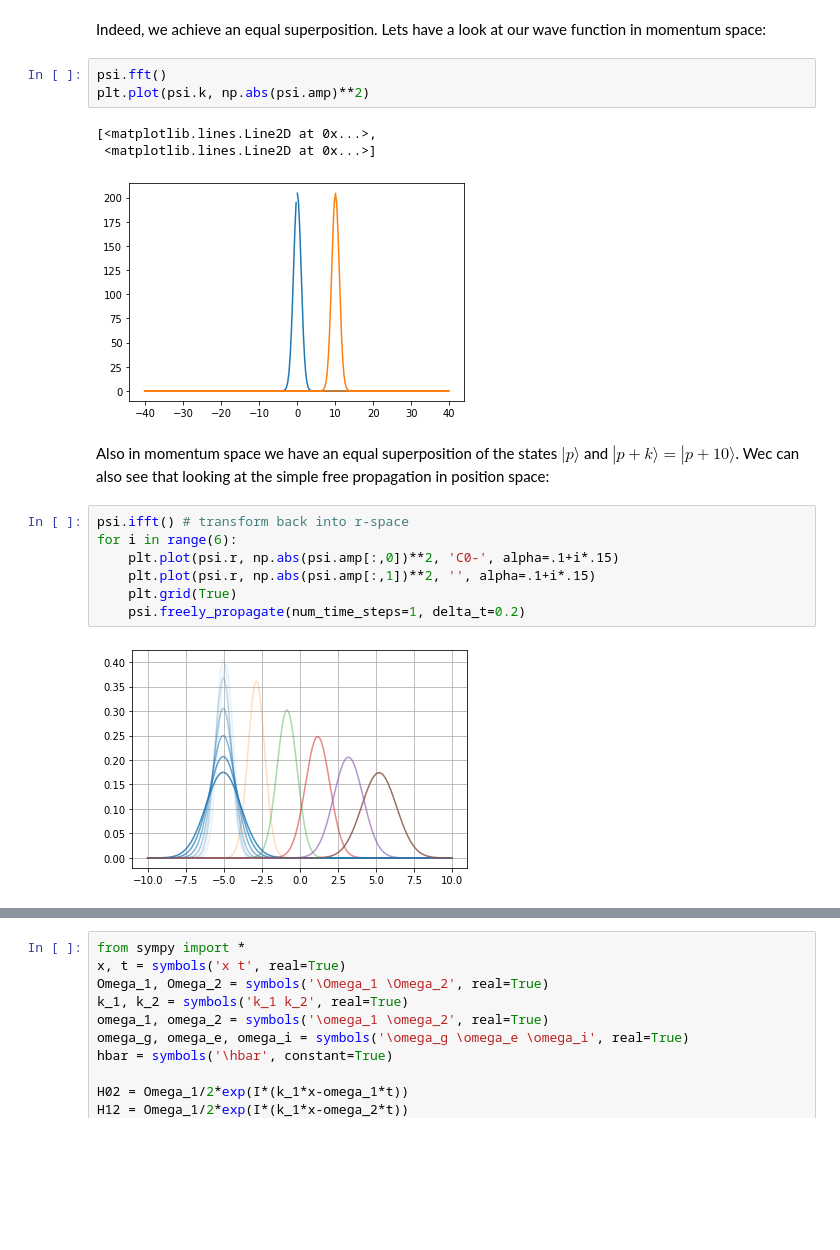
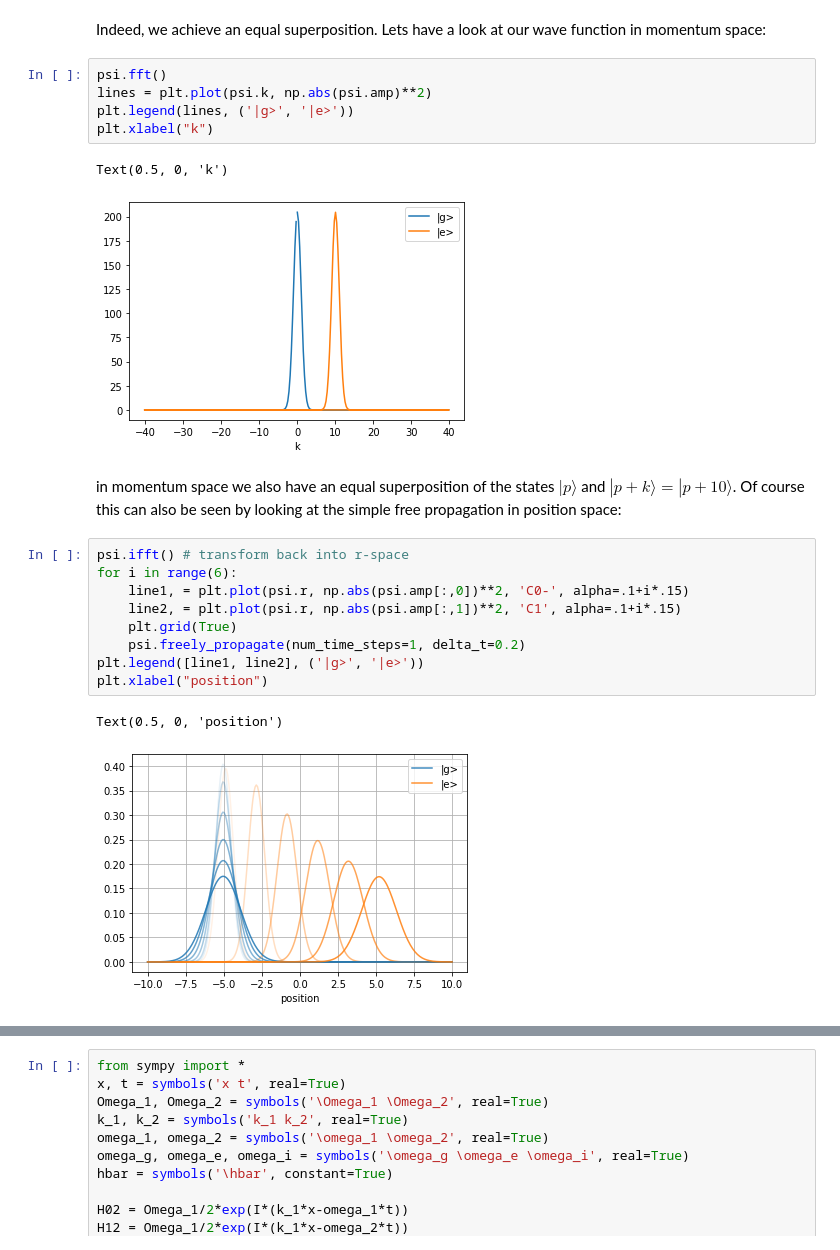
Before and after one commit to savowe/pytalises, a Jupyter notebook: docs/source/additional_examples.ipynb, the cells around one changed output, grey strips where cells are left out. Cells and saved outputs as stored; diff of their text form; blank space fills up the shorter version.

```diff
--- a/docs/source/additional_examples.ipynb
+++ b/docs/source/additional_examples.ipynb
@@ -110,21 +113,25 @@ plt.plot(time, pop)
 Indeed, we achieve an equal superposition. Lets have a look at our wave function in momentum space:
 # %%
 psi.fft()
-plt.plot(psi.k, np.abs(psi.amp)**2)
+lines = plt.plot(psi.k, np.abs(psi.amp)**2)
+plt.legend(lines, ('|g>', '|e>'))
+plt.xlabel("k")
 # %% [output]
-[<matplotlib.lines.Line2D at 0x...>,
- <matplotlib.lines.Line2D at 0x...>]
+Text(0.5, 0, 'k')
-[figure, old version]
+[figure, new version]
 # %% [markdown]
-Also in momentum space we have an equal superposition of the states $|p\rangle$ and $|p+k\rangle=|p+10\rangle$.
-Wec can also see that looking at the simple free propagation in position space:
+in momentum space we also have an equal superposition of the states $|p\rangle$ and $|p+k\rangle=|p+10\rangle$.
+Of course this can also be seen by looking at the simple free propagation in position space:
 # %%
 psi.ifft() # transform back into r-space
 for i in range(6):
-    plt.plot(psi.r, np.abs(psi.amp[:,0])**2, 'C0-', alpha=.1+i*.15)
-    plt.plot(psi.r, np.abs(psi.amp[:,1])**2, '', alpha=.1+i*.15)
+    line1, = plt.plot(psi.r, np.abs(psi.amp[:,0])**2, 'C0-', alpha=.1+i*.15)
+    line2, = plt.plot(psi.r, np.abs(psi.amp[:,1])**2, 'C1', alpha=.1+i*.15)
     plt.grid(True)
     psi.freely_propagate(num_time_steps=1, delta_t=0.2)
+plt.legend([line1, line2], ('|g>', '|e>'))
+plt.xlabel("position")
 # %% [output]
+Text(0.5, 0, 'position')
-[figure, old version]
+[figure, new version]
 # %% [markdown]
```
Also changed, not shown: parts of 58 cells of this notebook, 3 other files.
